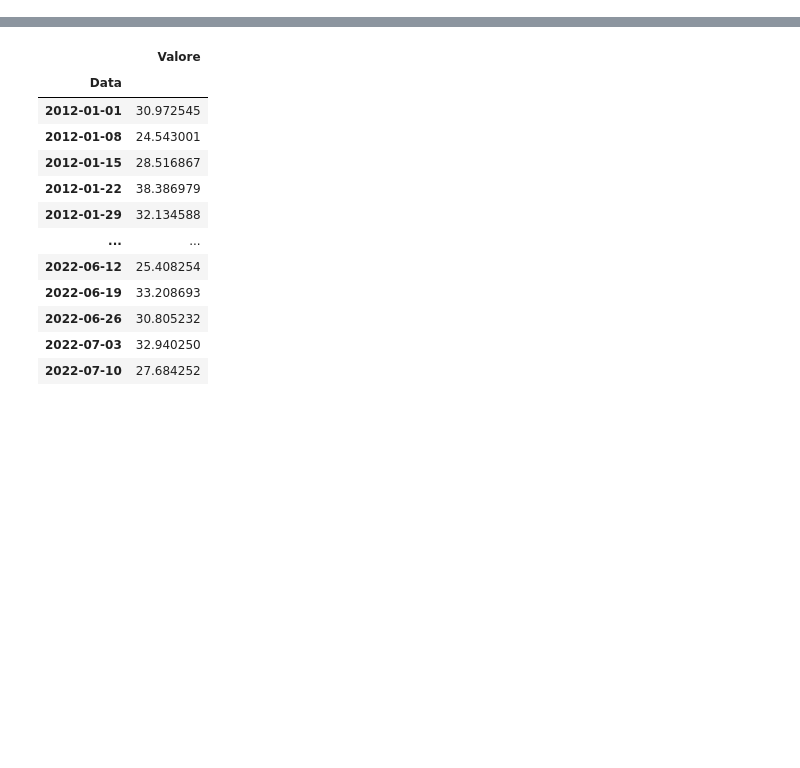
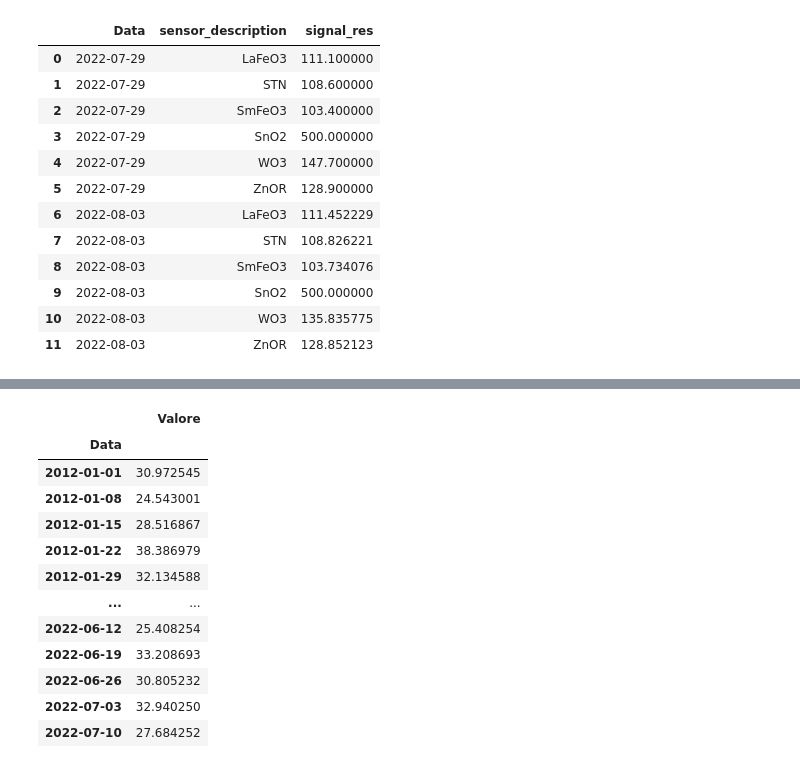
Before and after one commit to WebValley2022/webvalley-dashboard, a Jupyter notebook: LigiaNotebookAppa.ipynb, the cells around one changed output, grey strips where cells are left out. Cells and saved outputs as stored; diff of their text form; code cells hidden in the pictures; blank space fills up the shorter version.

```diff
--- a/LigiaNotebookAppa.ipynb
+++ b/LigiaNotebookAppa.ipynb
@@ -26,0 +6,74 @@ dfFBK1.ts = pd.to_datetime(dfFBK1.ts)
+# %%
+#-----------------------------PLOTTING signal resistence---------------------big plot------------------------------------
+
+import pandas as pd
+import numpy as np
+import plotly.express as px
+from matplotlib import pyplot as plt
+import seaborn as sns
+from plotly.subplots import make_subplots
+import plotly.graph_objects as go
+
+#----------------INPUT---------------
+SensingMaterial = "LaFeO3"
+Anno = "2021"
+plot_width = 800
+plot_height = 400
+selected_period = "by month"
+
+#------------IMPORT---------
+dfFBK1 = pd.read_csv('FBK data/data_fbk_from_db.csv', encoding='windows-1252')
+dfFBK1.ts = pd.to_datetime(dfFBK1.ts)
+dfFBK1 = dfFBK1.dropna()
+dfFBK1=dfFBK1.drop(["Unnamed: 0", "node_name", "g", "h", "th", "cfg", "iaq", "co2", "voc", "iac_comp"], axis=1)
+dfFBK1["signal_res"] = dfFBK1["signal_res"].astype(float)
+dfFBK1["heater_res"] = dfFBK1["heater_res"].astype(float)
+dfFBK1["volt"] = dfFBK1["volt"].astype(float)
+dfFBK1["t"] = dfFBK1["t"].astype(float)
+dfFBK1["rh"] = dfFBK1["rh"].astype(float)
+dfFBK1["p"] = dfFBK1["p"].astype(float)
+dfFBK1["t"] = dfFBK1["t"].astype(float)
+
+dfFBK1["sensor_description"] = dfFBK1["sensor_description"].str.split(pat="_", n=1).str.get(0)
+dfFBK1 = dfFBK1.drop_duplicates(['sensor_description','ts'])
+dfFBK1['Data'] = pd.to_datetime(dfFBK1.ts.dt.date)
+dfFBK1['Ora'] = str(dfFBK1.ts.dt.time)
+
+dfFBK1ResV = dfFBK1.drop(["p", "rh", "t"], axis=1) #drop Temperature, humidity, pressure
+dfFBK1ResV = dfFBK1ResV.groupby(["Data", "sensor_description"]).mean()
+dfFBK1ResV = dfFBK1ResV.reset_index()
+
+dfFBK1ResV["Data"] = pd.to_datetime(dfFBK1ResV["Data"])
+dfFBK1ResV = dfFBK1ResV.drop(["volt", "heater_res"], axis=1)
+
+fig = go.Figure()
+for SensingMaterial, group in dfFBK1ResV.groupby("sensor_description"):
+    fig.add_trace(go.Scatter(
+        x = dfFBK1ResV[
+            dfFBK1ResV["sensor_description"] == SensingMaterial
+        ]["Data"],
+        y = dfFBK1ResV[
+            dfFBK1ResV["sensor_description"] == SensingMaterial
+        ]["signal_res"],
+        name=SensingMaterial)
+    )
+
+fig.update_layout(legend_title_text = "Sensing Material")
+fig.update_yaxes(title_text="Value")
+
+fig.show()
+dfFBK1ResV
+# %% [output]
+|  | Data | sensor_description | signal_res |
+| 0 | 2022-07-29 | LaFeO3 | 111.100000 |
+| 1 | 2022-07-29 | STN | 108.600000 |
+| 2 | 2022-07-29 | SmFeO3 | 103.400000 |
+| 3 | 2022-07-29 | SnO2 | 500.000000 |
+| 4 | 2022-07-29 | WO3 | 147.700000 |
+| 5 | 2022-07-29 | ZnOR | 128.900000 |
+| 6 | 2022-08-03 | LaFeO3 | 111.452229 |
+| 7 | 2022-08-03 | STN | 108.826221 |
+| 8 | 2022-08-03 | SmFeO3 | 103.734076 |
+| 9 | 2022-08-03 | SnO2 | 500.000000 |
+| 10 | 2022-08-03 | WO3 | 135.835775 |
+| 11 | 2022-08-03 | ZnOR | 128.852123 |
```
Also changed, not shown: parts of 5 cells of this notebook, 2 other files.
